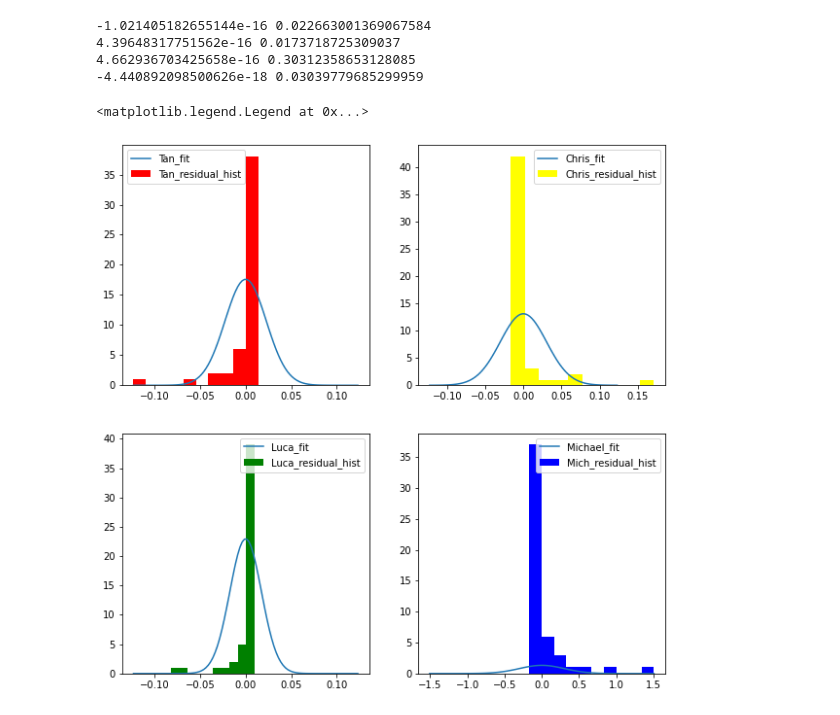
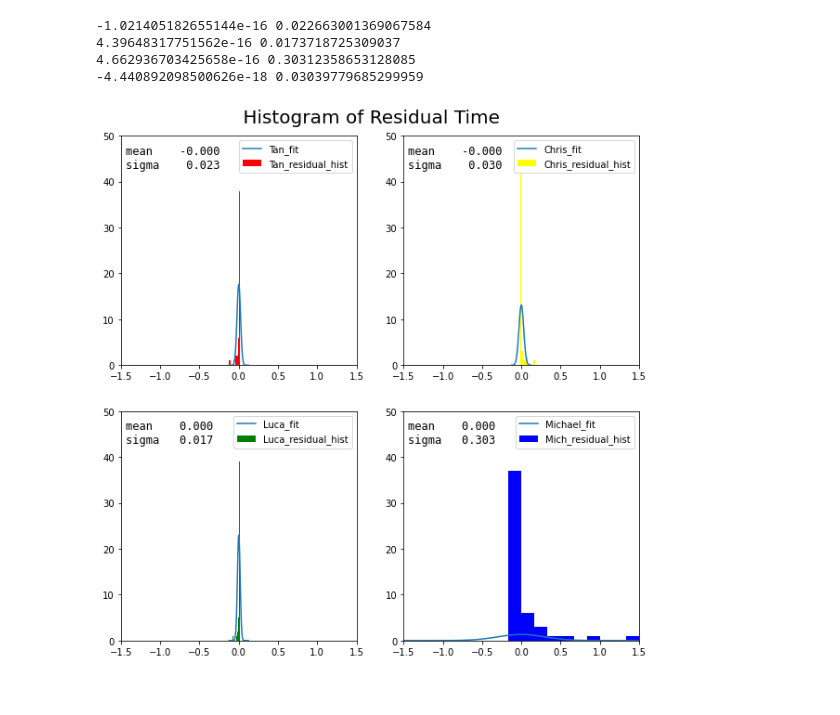
Before and after one commit to Shadesfear/appstat, a Jupyter notebook: scripts/Residual_plot.ipynb, the cells around one changed output. Cells and saved outputs as stored; diff of their text form; code cells hidden in the pictures.

```diff
--- a/scripts/Residual_plot.ipynb
+++ b/scripts/Residual_plot.ipynb
@@ -49,18 +50,44 @@ x=np.linspace(-max(abs(Residual_Time_data.Tan)),max(abs(Residual_Time_data.Tan))
 x_2=np.linspace(-max(abs(Residual_Time_data.Michael2)),max(abs(Residual_Time_data.Michael2)),100)
 # %%
 fig,ax=plt.subplots(2,2,figsize=(10,10))
+d1 = {'mean':        Residual_Time_data.Tan.mean(),
+     'sigma':    Residual_Time_data.Tan.std()}
+d2 = {'mean':        Residual_Time_data.Luca.mean(),
+     'sigma':    Residual_Time_data.Luca.std()}
+d3 = {'mean':        Residual_Time_data.Michael2.mean(),
+     'sigma':    Residual_Time_data.Michael2.std()}
+d4 = {'mean':        Residual_Time_data.Chris.mean(),
+     'sigma':    Residual_Time_data.Chris.std()}
+
+text_Tan = nice_string_output(d1, extra_spacing=3, decimals=3)
+text_Luca = nice_string_output(d2, extra_spacing=3, decimals=3)
+text_Michael = nice_string_output(d3, extra_spacing=3, decimals=3)
+text_Chris = nice_string_output(d4, extra_spacing=3, decimals=3)
+add_text_to_ax(0.02, 0.96, text_Tan, ax[0,0], fontsize=12)
+add_text_to_ax(0.02, 0.96, text_Luca, ax[1,0], fontsize=12)
+add_text_to_ax(0.02, 0.96, text_Michael, ax[1,1], fontsize=12)
+add_text_to_ax(0.02, 0.96, text_Chris, ax[0,1], fontsize=12)
 ax[0,0].plot(x,y_Tan.pdf(x),label="Tan_fit")
 ax[0,0].hist(Residual_Time_data.Tan,color='red',label="Tan_residual_hist",bins=10)
 ax[1,0].plot(x,y_Luca.pdf(x),label="Luca_fit")
 ax[1,0].hist(Residual_Time_data.Luca,color='green',label="Luca_residual_hist",bins=10)
 ax[1,1].plot(x_2,y_Michael.pdf(x_2),label="Michael_fit")
 ax[1,1].hist(Residual_Time_data.Michael2,color='blue',label="Mich_residual_hist",bins=10)
 ax[0,1].plot(x,y_Chris.pdf(x),label="Chris_fit")
 ax[0,1].hist(Residual_Time_data.Chris,color='yellow',label="Chris_residual_hist",bins=10)
 ax[0,0].legend()
 ax[1,0].legend()
 ax[1,1].legend()
 ax[0,1].legend()
+ax[0,0].set_xlim(-1.5,1.5)
+ax[1,0].set_xlim(-1.5,1.5)
+ax[1,1].set_xlim(-1.5,1.5)
+ax[0,1].set_xlim(-1.5,1.5)
+ax[0,0].set_ylim(0,50)
+ax[1,0].set_ylim(0,50)
+ax[1,1].set_ylim(0,50)
+ax[0,1].set_ylim(0,50)
+fig.suptitle(' Histogram of Residual Time ', fontsize=20, y=0.92)
+fig.savefig("heyo123" ,bbox_inches="tight")
 # %% [output]
-<matplotlib.legend.Legend at 0x...>
-[figure, old version]
+[figure, new version]
```
Also changed, not shown: parts of 1 cell of this notebook, 4 other files.
